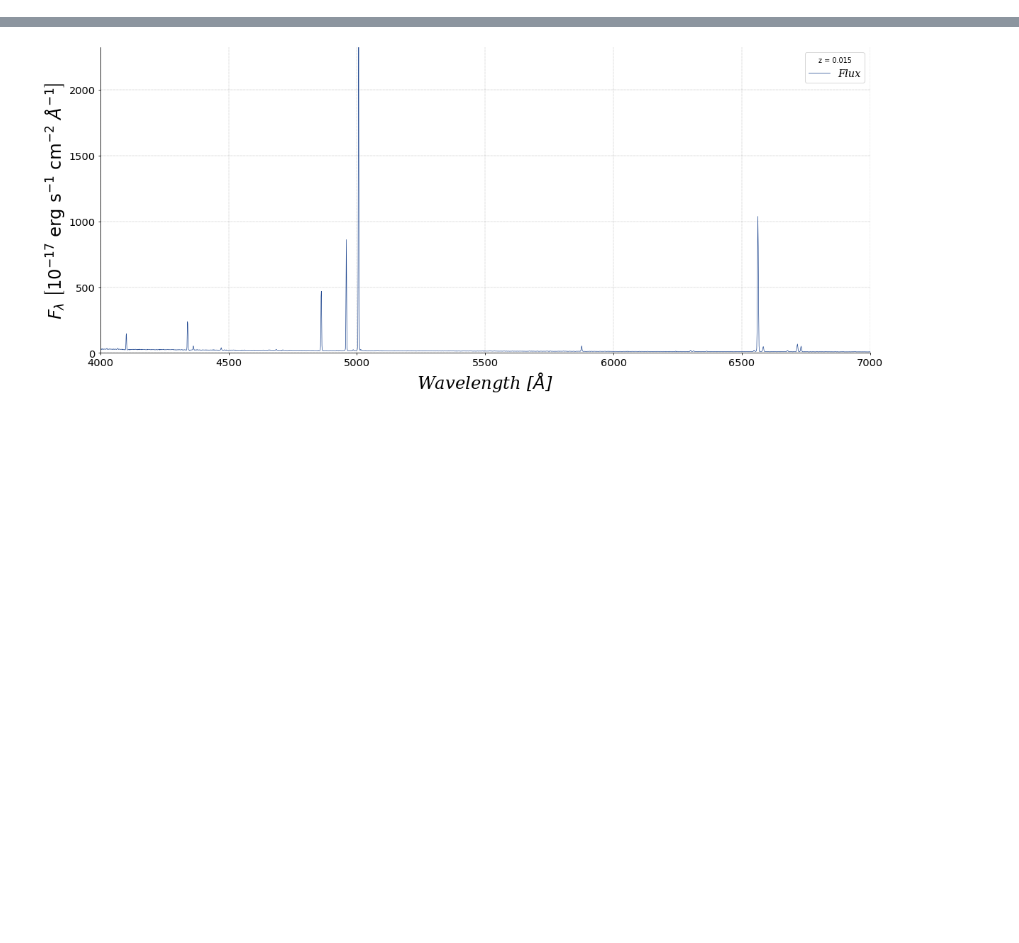
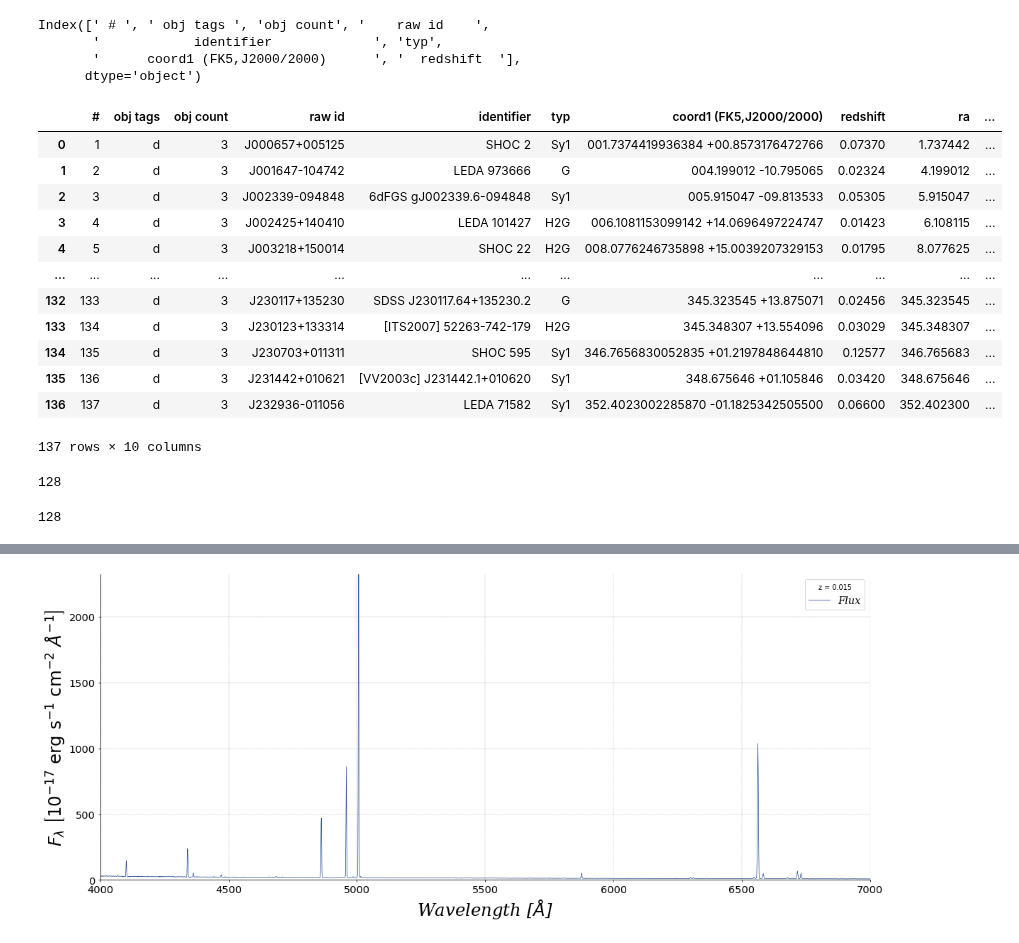
Before and after one commit to hol1m4n/HIIGalaxies, a Jupyter notebook: SPS/Object_Finder.ipynb, the cells around one changed output, grey strips where cells are left out. Saved outputs shown, nothing was run; the diff lists cells and outputs as text; code cells hidden in the pictures; blank space fills up the shorter version.

```diff
--- a/SPS/Object_Finder.ipynb
+++ b/SPS/Object_Finder.ipynb
@@ -79,0 +88,32 @@ idx, d2d, d3d = c.match_to_catalog_sky(catalog)
+# %%
+SIMBAD = pd.read_csv('SIMBAD_Chavez2012.csv', sep=";", header=0)
+SIMBAD.columns
+# %% [output]
+Index([' # ', ' obj tags ', 'obj count', '    raw id    ',
+       '            identifier             ', 'typ',
+       '      coord1 (FK5,J2000/2000)      ', '  redshift  '],
+      dtype='object')
+# %%
+data_coor = SIMBAD['      coord1 (FK5,J2000/2000)      ']
+
+ra = np.array([float(str(a).split()[0]) for a in data_coor])
+dec = np.array([float(str(a).split()[1]) for a in data_coor])
+
+SIMBAD['ra'] = ra
+SIMBAD['dec'] = dec
+
+SIMBAD
+# %% [output]
+|  | # | obj tags | obj count | raw id | identifier | typ | coord1 (FK5,J2000/2000) | redshift | ra | ... |
+| 0 | 1 | d | 3 | J000657+005125 | SHOC 2 | Sy1 | 001.7374419936384 +00.8573176472766 | 0.07370 | 1.737442 | ... |
+| 1 | 2 | d | 3 | J001647-104742 | LEDA 973666 | G | 004.199012 -10.795065 | 0.02324 | 4.199012 | ... |
+| 2 | 3 | d | 3 | J002339-094848 | 6dFGS gJ002339.6-094848 | Sy1 | 005.915047 -09.813533 | 0.05305 | 5.915047 | ... |
+| 3 | 4 | d | 3 | J002425+140410 | LEDA 101427 | H2G | 006.1081153099142 +14.0696497224747 | 0.01423 | 6.108115 | ... |
+| 4 | 5 | d | 3 | J003218+150014 | SHOC 22 | H2G | 008.0776246735898 +15.0039207329153 | 0.01795 | 8.077625 | ... |
+| ... | ... | ... | ... | ... | ... | ... | ... | ... | ... | ... |
+| 132 | 133 | d | 3 | J230117+135230 | SDSS J230117.64+135230.2 | G | 345.323545 +13.875071 | 0.02456 | 345.323545 | ... |
+| 133 | 134 | d | 3 | J230123+133314 | [ITS2007] 52263-742-179 | H2G | 345.348307 +13.554096 | 0.03029 | 345.348307 | ... |
+| 134 | 135 | d | 3 | J230703+011311 | SHOC 595 | Sy1 | 346.7656830052835 +01.2197848644810 | 0.12577 | 346.765683 | ... |
+| 135 | 136 | d | 3 | J231442+010621 | [VV2003c] J231442.1+010620 | Sy1 | 348.675646 +01.105846 | 0.03420 | 348.675646 | ... |
+| 136 | 137 | d | 3 | J232936-011056 | LEDA 71582 | Sy1 | 352.4023002285870 -01.1825342505500 | 0.06600 | 352.402300 | ... |
+137 rows × 10 columns
@@ -79,0 +155,8 @@ idx, d2d, d3d = c.match_to_catalog_sky(catalog)
+# %%
+len(idx)
+#idx
+
+new_SIMBAD = SIMBAD_astro[idx]
+len(np.unique(new_SIMBAD['            identifier             ']))
+# %% [output]
+128
@@ -80,3 +189,7 @@ idx, d2d, d3d = c.match_to_catalog_sky(catalog)
+# %%
+len(idx)
+# %% [output]
+128
 # %%
 FOLDER = ['1d_23','1d_25','1d_26']
 PLATE = '0266'
```
Also changed, not shown: parts of 25 cells of this notebook, 8 other files.
